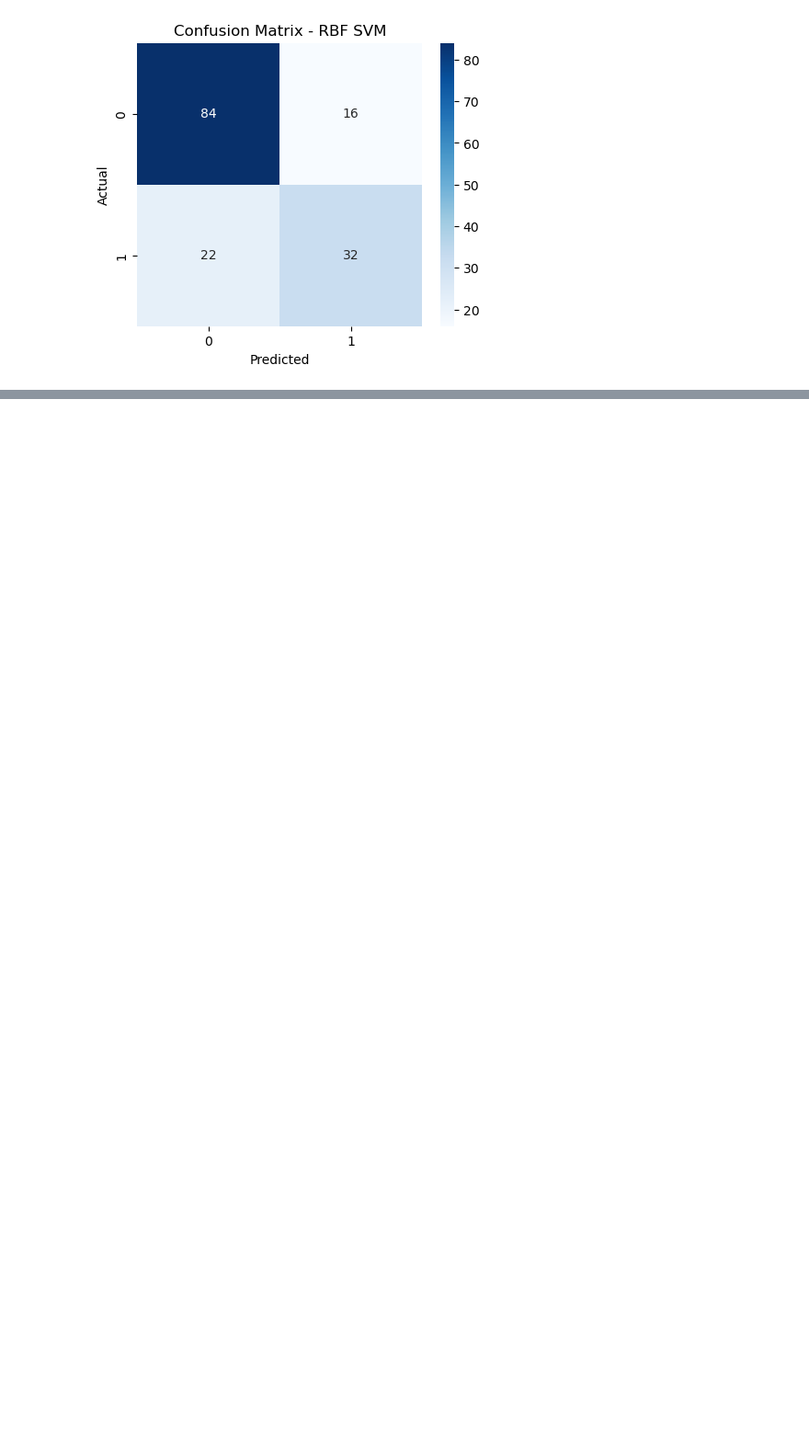
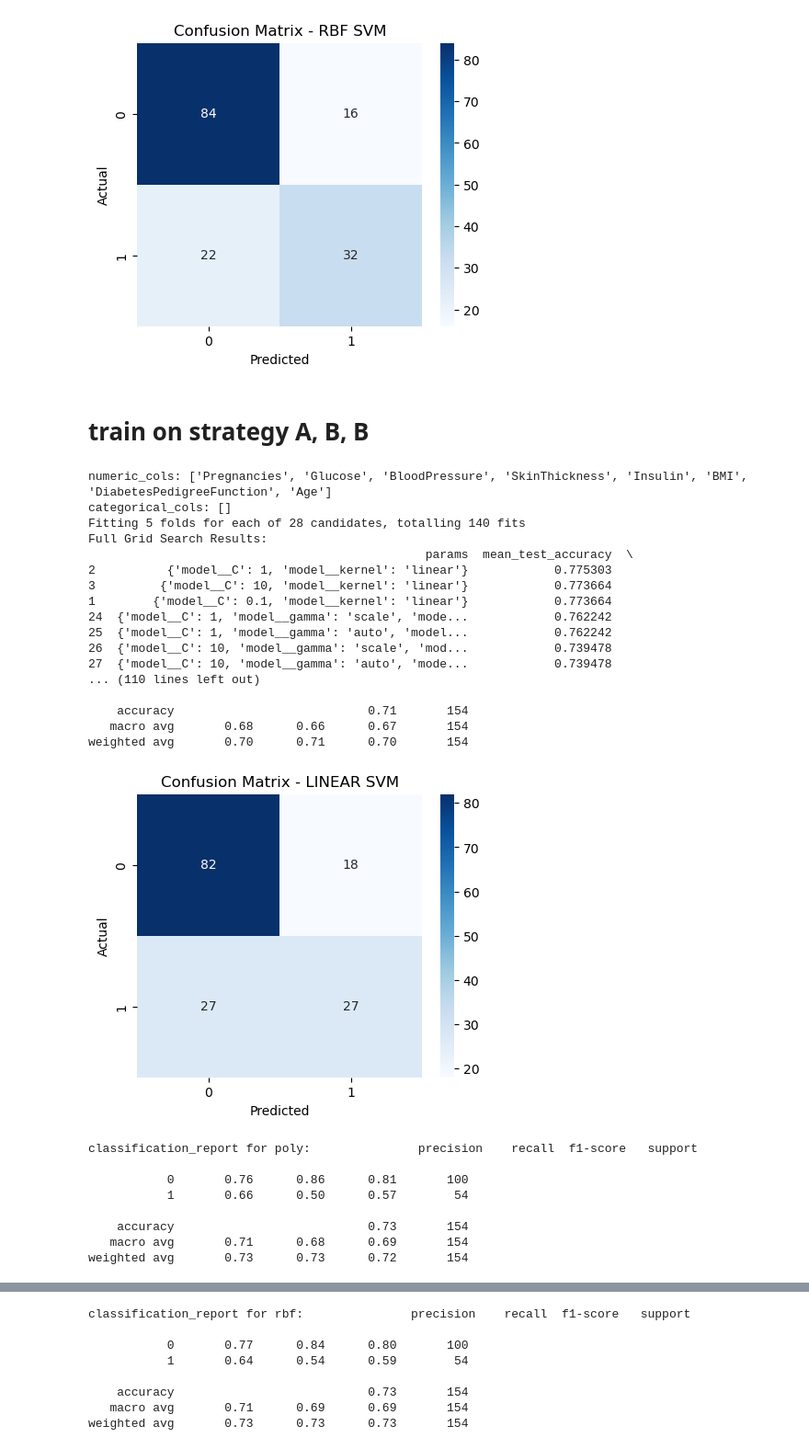
Before and after one commit to S66K22/MaktabHomeworks, a Jupyter notebook: hw11/Untitled.ipynb, the cells around one changed output, grey strips where cells are left out. Shown at 92% size. Cells and saved outputs as stored; diff of their text form; code cells hidden in the pictures; blank space fills up the shorter version.

```diff
--- a/hw11/Untitled.ipynb
+++ b/hw11/Untitled.ipynb
@@ -465,7 +467,7 @@ Weak neagtive corr which seems not informative
 # %% [markdown]
 Categorizing blood pressure
 # %%
-df_strategy_C['BloodPressure_cat'] = \
-    pd.cut(df_strategy_C['BloodPressure'], bins=[0, 80, 90, np.inf], labels=['Low', 'Normal', 'High'])
+df_strategy_C_cat['BloodPressure_cat'] = \
+    pd.cut(df_strategy_C_cat['BloodPressure'], bins=[0, 80, 90, np.inf], labels=['Low', 'Normal', 'High'])
 # %%
 BloodPressure_cat_freq = (
@@ -512,8 +514,8 @@ df_strategy_C.head(1).T
 | Insulin_to_Glucose_Ratio | 1.051002 |
 | BloodPressure_cat | Low |
 # %%
-df_strategy_C = df_strategy_C.drop(columns=['Glucose', 'BMI', 'Age', 'BloodPressure'])
-df_strategy_C.head(1).T
+df_strategy_C_cat = df_strategy_C_cat.drop(columns=['Glucose', 'BMI', 'Age', 'BloodPressure'])
+df_strategy_C_cat.head(1).T
 # %% [output]
 |  | 0 |
 | Pregnancies | 6 |
@@ -527,10 +529,10 @@ df_strategy_C.head(1).T
 | Insulin_to_Glucose_Ratio | 1.051002 |
 | BloodPressure_cat | Low |
 # %%
-df_strategy_C = df_strategy_C[['Pregnancies', 'SkinThickness', 'Insulin', 'DiabetesPedigreeFunction', 'Glucose_cat', 'BMI_cat', 'Age_cat',
+df_strategy_C_cat = df_strategy_C_cat[['Pregnancies', 'SkinThickness', 'Insulin', 'DiabetesPedigreeFunction', 'Glucose_cat', 'BMI_cat', 'Age_cat',
        'Insulin_to_Glucose_Ratio', 'BloodPressure_cat', 'Outcome']]
 
-df_strategy_C.head(1).T
+df_strategy_C_cat.head(1).T
 # %% [output]
 |  | 0 |
 | Pregnancies | 6 |
@@ -557,3 +548,14 @@ X_train, X_test, y_train, y_test = train_test_split(
+# %%
+X = df_strategy_C_cat.drop(columns=['Outcome'])
+y = df_strategy_C_cat['Outcome']
+
+X_train, X_test, y_train, y_test = train_test_split(
+    X,
+    y,
+    stratify=y,
+    test_size=0.2,
+    random_state=42
+)
 # %%
 X_train.head()
 # %% [output]
@@ -757,3 +780,5 @@ for kernel in kernels:
 [figure]
 [figure]
 [figure]
+# %% [markdown]
+# train on strategy A, B, B
@@ -759,0 +923,29 @@ for kernel in kernels:
+# %%
+fit(df_strategy_A)
+# %% [output]
+numeric_cols: ['Pregnancies', 'Glucose', 'BloodPressure', 'SkinThickness', 'Insulin', 'BMI', 'DiabetesPedigreeFunction', 'Age']
+categorical_cols: []
+Fitting 5 folds for each of 28 candidates, totalling 140 fits
+Full Grid Search Results:
+                                               params  mean_test_accuracy  \
+2          {'model__C': 1, 'model__kernel': 'linear'}            0.775303
+3         {'model__C': 10, 'model__kernel': 'linear'}            0.773664
+1        {'model__C': 0.1, 'model__kernel': 'linear'}            0.773664
+24  {'model__C': 1, 'model__gamma': 'scale', 'mode...            0.762242
+25  {'model__C': 1, 'model__gamma': 'auto', 'model...            0.762242
+26  {'model__C': 10, 'model__gamma': 'scale', 'mod...            0.739478
+27  {'model__C': 10, 'model__gamma': 'auto', 'mode...            0.739478
+... (110 lines left out)
+
+    accuracy                           0.71       154
+   macro avg       0.68      0.66      0.67       154
+weighted avg       0.70      0.71      0.70       154
+[figure, added]
+classification_report for poly:               precision    recall  f1-score   support
+
+           0       0.76      0.86      0.81       100
+           1       0.66      0.50      0.57        54
+
+    accuracy                           0.73       154
+   macro avg       0.71      0.68      0.69       154
+weighted avg       0.73      0.73      0.72       154
@@ -759,0 +953,8 @@ for kernel in kernels:
+classification_report for rbf:               precision    recall  f1-score   support
+
+           0       0.77      0.84      0.80       100
+           1       0.64      0.54      0.59        54
+
+    accuracy                           0.73       154
+   macro avg       0.71      0.69      0.69       154
+weighted avg       0.73      0.73      0.73       154
```
Also changed, not shown: parts of 19 cells of this notebook, 1 other file.
